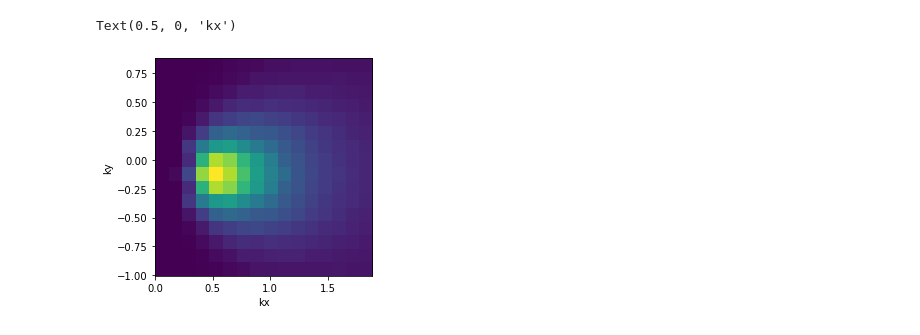
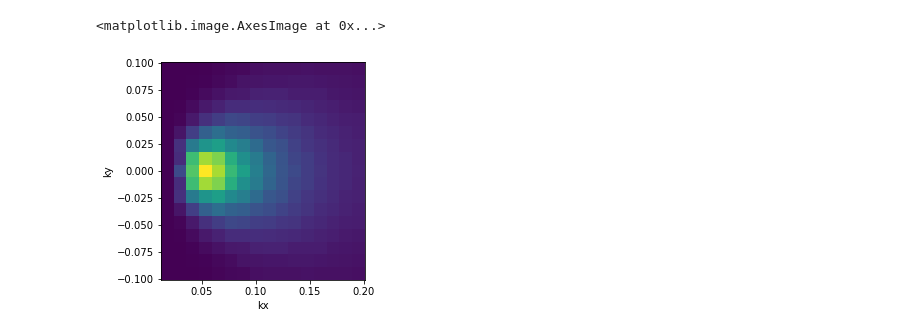
Before and after one commit to DeikeLab/jiarongw-postprocessing, a Jupyter notebook: jupyter_notebook/project_specific/multilayer/spectrum_kx_ky.ipynb, the cells around one changed output. Drawn from its saved outputs; the diff is of its cells as text; code cells hidden in the pictures.

```diff
--- a/jupyter_notebook/project_specific/multilayer/spectrum_kx_ky.ipynb
+++ b/jupyter_notebook/project_specific/multilayer/spectrum_kx_ky.ipynb
@@ -16,49 +14,51 @@ from visualization import contour_generator
 # %%
 '''
     Initialization based on PM/Jonswap.
     All identities with _tile are two-dimensional array.
     In principle kmax = 2*np.pi/(2L/N_grid), kmin=2*np.pi/L.
 '''
 # Function to convert polar to cartesian and interpolate
 def cart2pol(x, y):
     rho = np.sqrt(x**2 + y**2)
     phi = np.arctan2(y, x)
     return(rho, phi)
 def pol2cart(rho, phi):
     x = rho * np.cos(phi)
     y = rho * np.sin(phi)
     return(x, y)
 
-# Spectrum in polar coordinate
-kp = 2*np.pi/10 # peak at 10m
-P = 0.02
-N_power = 5;  thetam = 0
-N_kmod = 64; N_theta = 64 # Uniform grid in kmod and ktheta
-kmod = np.linspace(0.2,4,N_kmod); theta = np.linspace(-0.5*np.pi, 0.5*np.pi, N_theta)
-kmod_tile, theta_tile = np.meshgrid(kmod,theta)
-# F_kmod = P*kmod**(-2.5)*np.exp(-0.75*(kp/kmod)**2)
-F_kmod = P*kmod**(-2.5)*np.exp(-0.75*(kp/kmod)**2)
-D_theta = np.cos(theta-thetam)**N_power
-D_theta = D_theta/np.trapz(D_theta, theta) # Normalize so the sum equals one
-F_kmod_tile, D_theta_tile = np.meshgrid(F_kmod,D_theta) # Direct metrix multiplication in python
-F_kmodtheta_tile = F_kmod_tile*D_theta_tile
+from scipy.interpolate import LinearNDInterpolator, griddata
+def spectrum_gen(kp=2*np.pi/100, P=0.45, L=500):
+    # Spectrum in polar coordinate
+    N_power = 5; thetam = 0
+    N_kmod = 64; N_theta = 64 # Uniform grid in kmod and ktheta
+    N_mode = 16; # Uniform grid in kx and ky
+    kmod = np.linspace(2*np.pi/L,1.5*N_mode*2*np.pi/L,N_kmod); theta = np.linspace(-0.5*np.pi, 0.5*np.pi, N_theta)
+    kmod_tile, theta_tile = np.meshgrid(kmod,theta)
+    F_kmod = P*kmod**(-2.5)*np.exp(-0.75*(kp/kmod)**2)
+    D_theta = np.cos(theta-thetam)**N_power
+    D_theta = D_theta/np.trapz(D_theta, theta) # Normalize so the sum equals one
+    F_kmod_tile, D_theta_tile = np.meshgrid(F_kmod,D_theta) # Direct metrix multiplication in python
+    F_kmodtheta_tile = F_kmod_tile*D_theta_tile
+    # Project onto kx,ky
+    kx = np.arange(1,N_mode+1,1)*2*np.pi/L # based on the grid, interval can't go smaller then pi/L
+    ky = np.arange(-N_mode/2,N_mode/2+1,1)*2*np.pi/L
+    dkx = kx[1]-kx[0]; dky = ky[1]-ky[0]
+    kx_tile, ky_tile = np.meshgrid(kx,ky)
+    kxp_tile, kyp_tile = pol2cart(kmod_tile, theta_tile)
+    F_kxky_tile = griddata((kxp_tile.ravel(),kyp_tile.ravel()), F_kmodtheta_tile.ravel(), (kx_tile, ky_tile),
+                           method='nearest')
+    plt.ylabel('ky'); plt.xlabel('kx')
+    return kmod, F_kmod, kx_tile, ky_tile, F_kxky_tile
 
-# Project onto kx,ky
-N_mode = 16; L =50
-kx = np.arange(0,N_mode,1)*2*np.pi/L # based on the grid, interval can't go smaller then pi/L
-ky = np.arange(-N_mode/2,N_mode/2,1)*2*np.pi/L
-dkx = kx[1]-kx[0]; dky = ky[1]-ky[0]
-kx_tile, ky_tile = np.meshgrid(kx,ky)
-kxp_tile, kyp_tile = pol2cart(kmod_tile, theta_tile)
-from scipy.interpolate import LinearNDInterpolator, griddata
-F_kxky_tile = griddata((kxp_tile.ravel(),kyp_tile.ravel()), F_kmodtheta_tile.ravel(), (kx_tile, ky_tile),
-                       method='nearest')
-# interpolator = LinearNDInterpolator((kxp_tile.ravel(),kyp_tile.ravel()), F_kmodtheta_tile.ravel())
-# F_kxky_tile = interpolator(kx_tile, ky_tile)
-plt.imshow(F_kxky_tile, extent=[kx_tile[0,0],kx_tile[-1,-1],ky_tile[0,0],ky_tile[-1,-1]])
-plt.ylabel('ky'); plt.xlabel('kx')
+# Example:
+kp = 2*np.pi/100 # peak at 10m
+P = 0.2 # Amplitude that needs to be tuned
+kmod, F_kmod, kx_tile, ky_tile, F_kxky_tile = spectrum_gen(kp, P, L=500)
+# Some visualization:
 # plt.plot(kmod, F_kmod, '.')
 # plt.ylabel('F(k)'); plt.xlabel('k')
+plt.imshow(F_kxky_tile, extent=[kx_tile[0,0],kx_tile[-1,-1],ky_tile[0,0],ky_tile[-1,-1]])
 # %% [output]
-Text(0.5, 0, 'kx')
+<matplotlib.image.AxesImage at 0x...>
-[figure, old version]
+[figure, new version]
```
Also changed, not shown: parts of 24 cells of this notebook, 18 other files.
